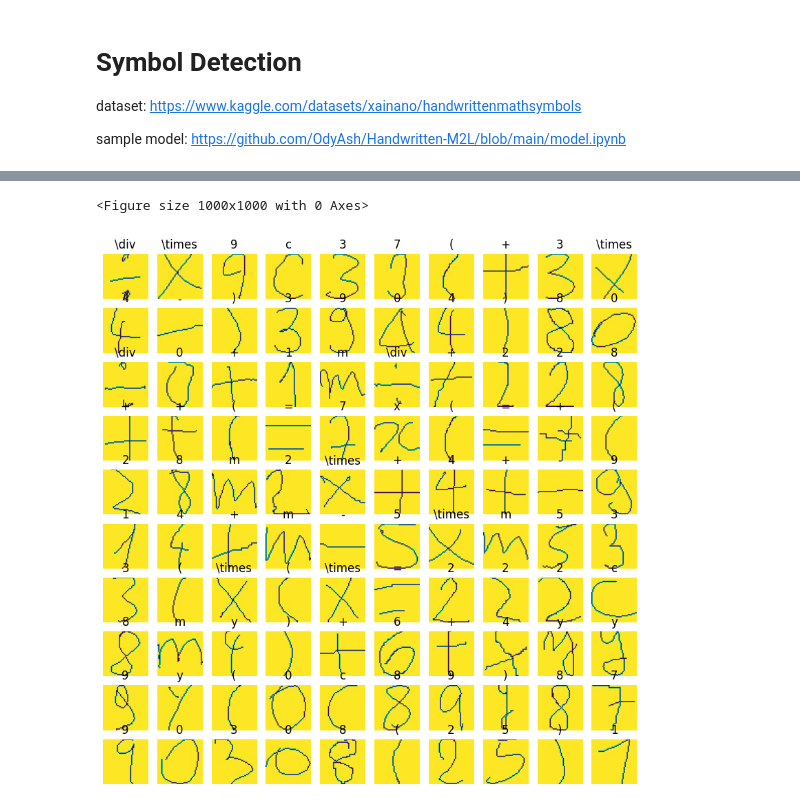
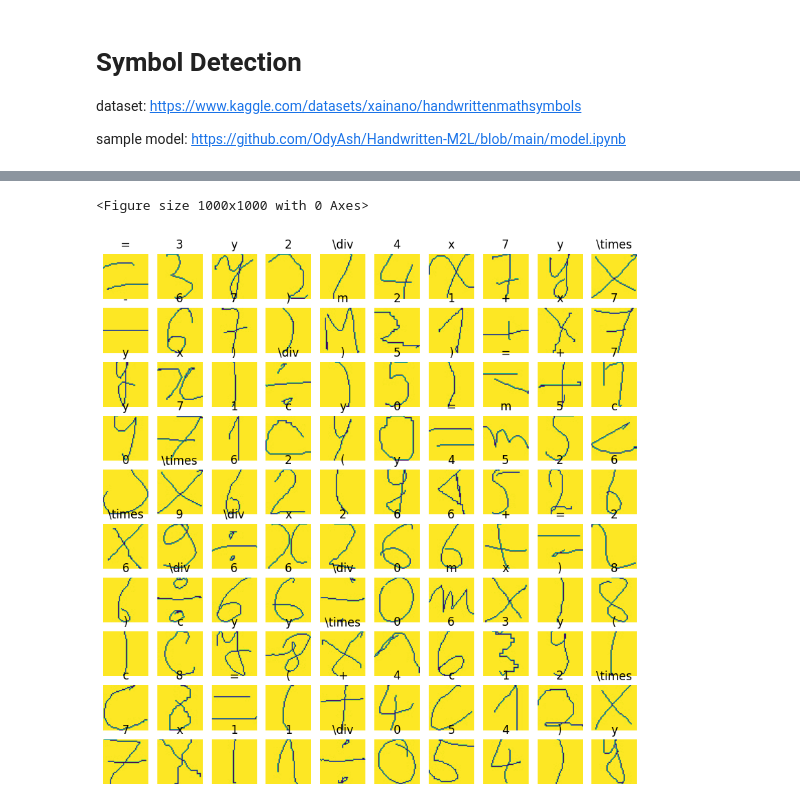
Before and after one commit to Beenben/HandMtoLat, a Jupyter notebook: handwrittenSymbolDetection.ipynb, the cells around one changed output, grey strips where cells are left out. Cells and saved outputs as stored; diff of their text form; code cells hidden in the pictures.

Commit message:
before adding data augmentation

```diff
--- a/handwrittenSymbolDetection.ipynb
+++ b/handwrittenSymbolDetection.ipynb
@@ -101,13 +121,11 @@ x_train, x_test, y_train, y_test = train_test_split(imgs, labels, test_size = 0.
 # %%
+# defining input shape and number of classes
+input_shape = (45, 45, 1)
+num_classes = 21
 
-input_shape = (45, 45, 1)
-num_classes = 32
-
+# splitting data in training and testing data
 x_train, x_test, y_train, y_test = train_test_split(imgs, labels, test_size=0.33, stratify=labels, random_state=42)
 
-
-y_train_nums = [latexToNums[latex] for latex in y_train]
-y_test_nums = [latexToNums[latex] for latex in y_test]
 
 # Convert data into np arrays
 x_train = np.array(x_train)
@@ -117,22 +135,29 @@ x_test = np.array(x_test)
 x_train = x_train.astype("float32") / 255
 x_test = x_test.astype("float32") / 255
 
+
 # Make sure images have shape (28, 28, 1)
 x_train = np.expand_dims(x_train, -1)
 x_test = np.expand_dims(x_test, -1)
 
-print("x_train shape:", x_train.shape)
-print(x_train.shape[0], "train samples")
-print(x_test.shape[0], "test samples")
 
+# converting latex representation to numerical representation
+y_train_nums = [latexToNums[item] for item in y_train]
+y_test_nums = [latexToNums[item] for item in y_test]
 
 # convert class vectors to binary class matrices
-y_train_nums = [latexToNums[latex] for latex in y_train]
-y_test_nums = [latexToNums[latex] for latex in y_test]
+y_train_nums = [latexToNums[item] for item in y_train]
+y_test_nums = [latexToNums[item] for item in y_test]
 
 y_train_cat = keras.utils.to_categorical(y_train_nums, num_classes)
 y_test_cat = keras.utils.to_categorical(y_test_nums, num_classes)
 
+
+print("x_train shape:", x_train.shape)
+print("x_test shape:", x_test.shape)
 print("y_train_cat shape:", y_train_cat.shape)
+print("y_test shape:", y_test_cat.shape)
+
+# type(x_train), type(x_test), type(y_train_nums), type(y_test_nums)
 # %% [output]
 x_train shape: (13994, 45, 45, 1)
@@ -193,6 +205,6 @@ AttributeError: 'numpy.ndarray' object has no attribute 'expandd'
 # %%
 batch_size = 128
-epochs =15
+epochs =20
 
 model.compile(loss="categorical_crossentropy", optimizer="adam", metrics=["accuracy"])
 history = model.fit(x_train, y_train_cat, batch_size=batch_size, epochs=epochs, validation_split=0.1)
@@ -246,17 +282,18 @@ import random
 # print("Test accuracy:", score[1])
 
 #testing match between data and labels
+
+plt.figure(figsize=(10, 10))
 plt.figure(figsize=(10, 10))
 
-n=100
-plt.figure(figsize=(10, 10))
-random_int = random.randint(1, 50000)
 
-for i in range(0, n):
+for i in range(0, 100):
     ax = plt.subplot(10, 10, i + 1)
 
-    y_pred = model.predict(tf.expand_dims(x_test[i], axis=0))
-    plt.imshow(x_test[i])
+    n = i+ 300
+
+    y_pred = model.predict(tf.expand_dims(x_test[n], axis=0))
+    plt.imshow(x_test[n])
     plt.title(numsToLatex[y_pred.argmax(axis=-1)[0]])
     plt.axis('off')
 # %% [output]
@@ -280,3 +317,3 @@ for i in range(0, n):
 <Figure size 1000x1000 with 0 Axes>
-[figure, old version]
+[figure, new version]
 # %%
```
Also changed, not shown: parts of 15 cells of this notebook, 1 other file.
